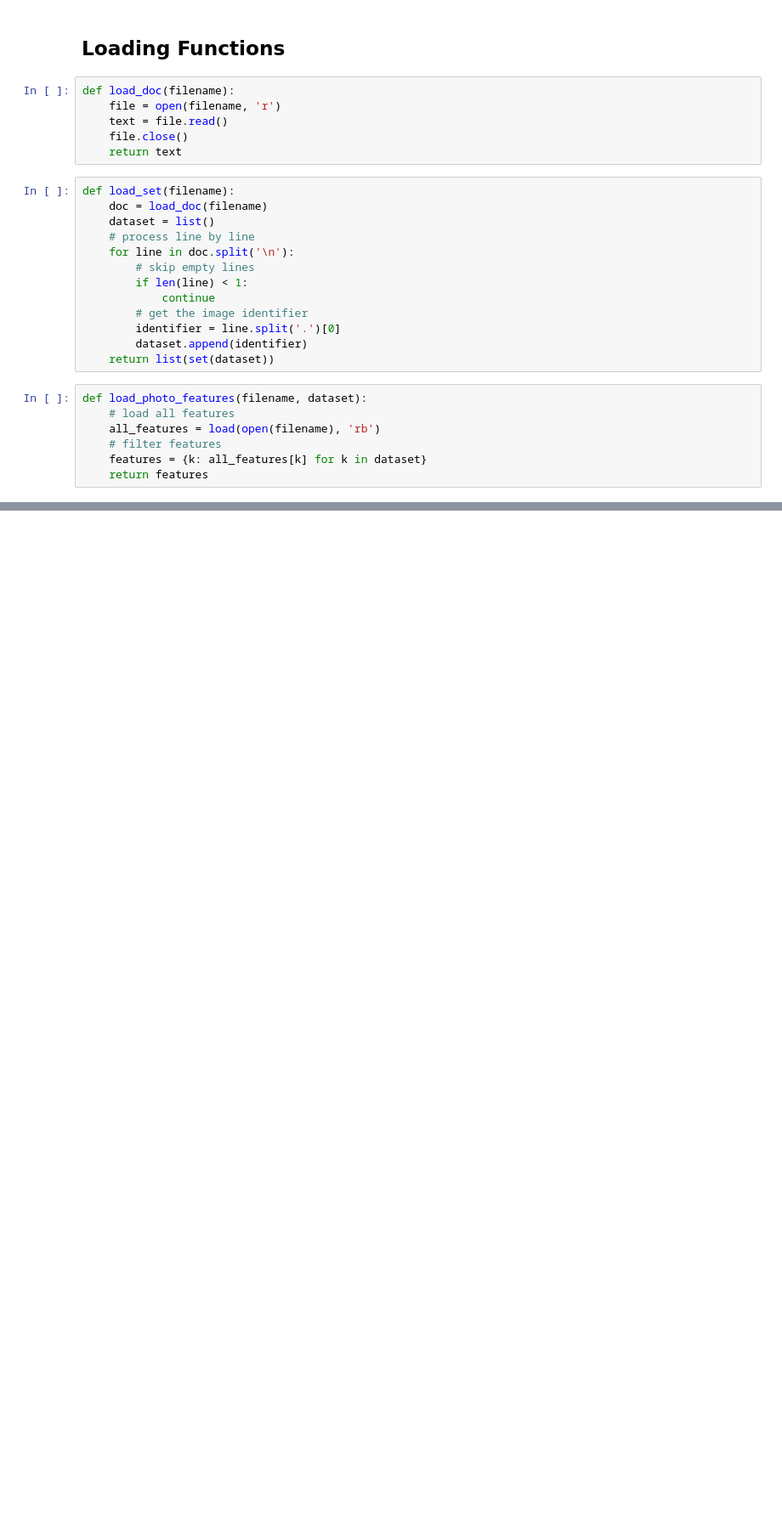
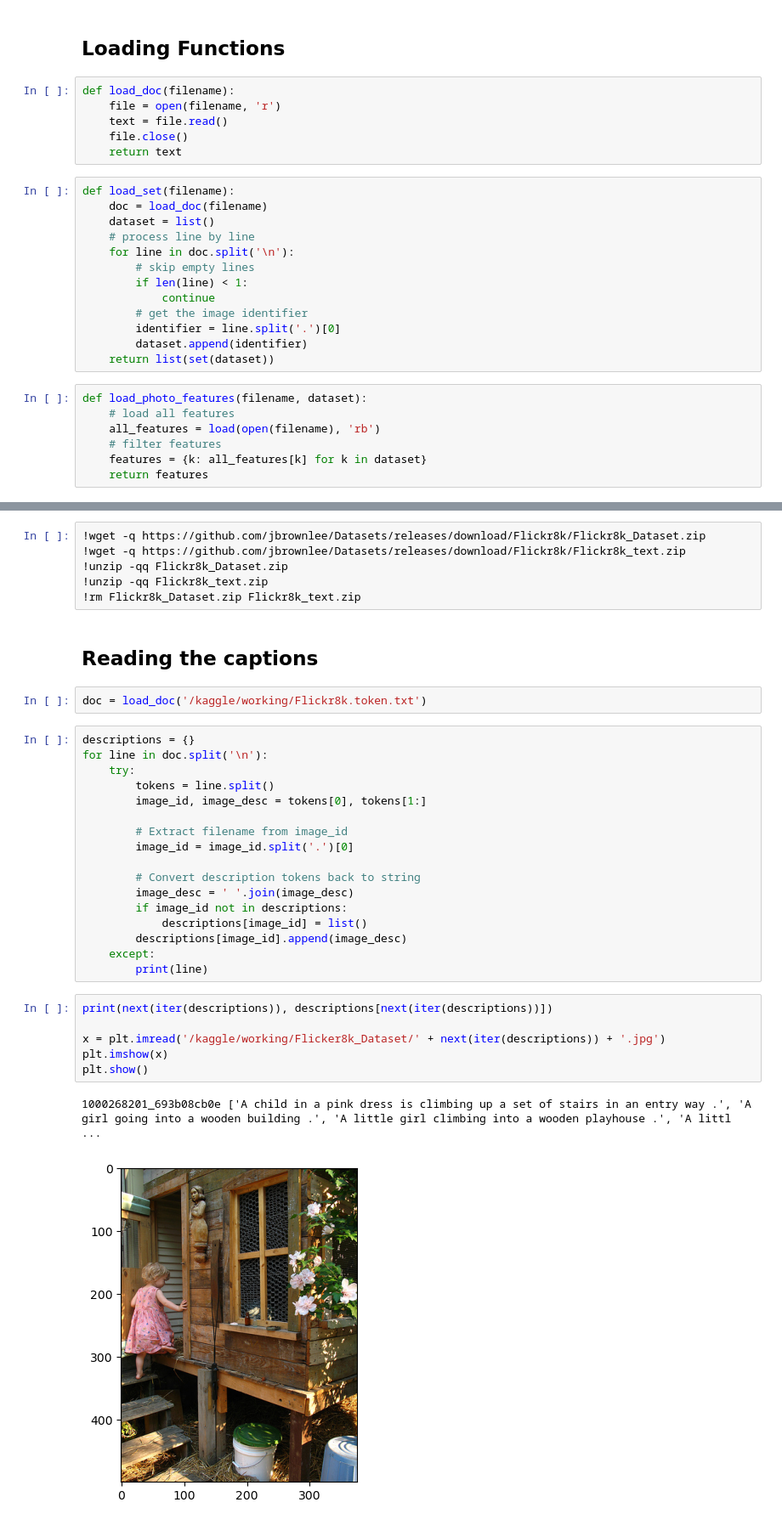
Before and after one commit to ArnabKumarRoy02/Image-Caption-Generator, a Jupyter notebook: xception-model-approach.ipynb, the cells around one changed output, grey strips where cells are left out. Shown: that part at 85% size. Cells and saved outputs as stored; diff of their text form; blank space fills up the shorter version.

```diff
--- a/xception-model-approach.ipynb
+++ b/xception-model-approach.ipynb
@@ -74,0 +77,36 @@ def load_photo_features(filename, dataset):
+# %%
+!wget -q https://github.com/jbrownlee/Datasets/releases/download/Flickr8k/Flickr8k_Dataset.zip
+!wget -q https://github.com/jbrownlee/Datasets/releases/download/Flickr8k/Flickr8k_text.zip
+!unzip -qq Flickr8k_Dataset.zip
+!unzip -qq Flickr8k_text.zip
+!rm Flickr8k_Dataset.zip Flickr8k_text.zip
+# %% [markdown]
+## Reading the captions
+# %%
+doc = load_doc('/kaggle/working/Flickr8k.token.txt')
+# %%
+descriptions = {}
+for line in doc.split('\n'):
+    try:
+        tokens = line.split()
+        image_id, image_desc = tokens[0], tokens[1:]
+
+        # Extract filename from image_id
+        image_id = image_id.split('.')[0]
+
+        # Convert description tokens back to string
+        image_desc = ' '.join(image_desc)
+        if image_id not in descriptions:
+            descriptions[image_id] = list()
+        descriptions[image_id].append(image_desc)
+    except:
+        print(line)
+# %%
+print(next(iter(descriptions)), descriptions[next(iter(descriptions))])
+
+x = plt.imread('/kaggle/working/Flicker8k_Dataset/' + next(iter(descriptions)) + '.jpg')
+plt.imshow(x)
+plt.show()
+# %% [output]
+1000268201_693b08cb0e ['A child in a pink dress is climbing up a set of stairs in an entry way .', 'A girl going into a wooden building .', 'A little girl climbing into a wooden playhouse .', 'A littl ...
+[figure, added]
```
Also changed, not shown: parts of 11 cells of this notebook.
